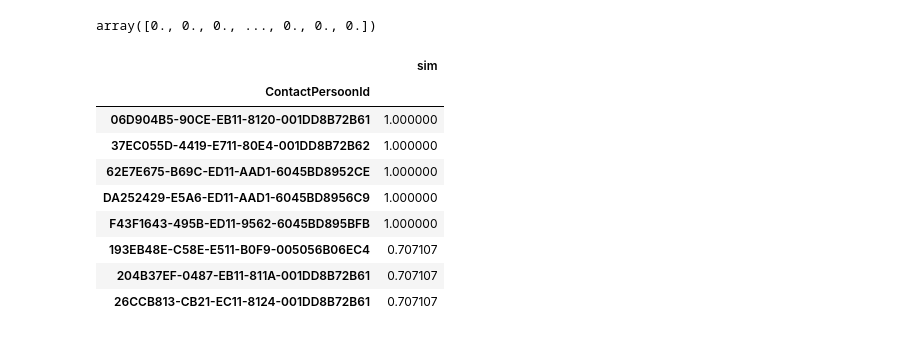
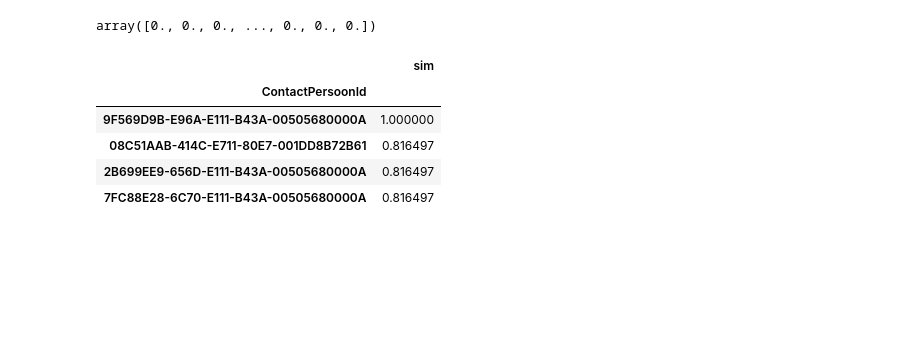
Before and after one commit to Pineapple217/HoGent-Data-Engineering-Project-2324, a Jupyter notebook: notebooks/User based Collaborative filtering/Userbased.ipynb, the cells around one changed output. Saved outputs shown, nothing was run; the diff lists cells and outputs as text; code cells hidden in the pictures; blank space fills up the shorter version.

Commit message:
loc select fix

```diff
--- a/notebooks/User based Collaborative filtering/Userbased.ipynb
+++ b/notebooks/User based Collaborative filtering/Userbased.ipynb
@@ -87,23 +85,20 @@ array([0., 0., 0., ..., 0., 0., 0.])
 # %%
 # select_contact = "00169619-E322-E911-80FB-001DD8B72B62"
 select_contact = "9F266F3D-0A62-EA11-810D-001DD8B72B61"
 # similarities = similarity_matrix_df[select_contact].drop(select_contact)
+similarity_matrix = cosine_similarity(df_pivot, [df_pivot.loc[select_contact]]).reshape(1,-1)[0]
 similarities = df_pivot.index.join(similarity_matrix)
 similarities = pd.DataFrame({'ContactPersoonId':df_pivot.index, 'sim':similarity_matrix}).set_index('ContactPersoonId')
 # weights = similarities/similarities.sum()
 similar_users = similarities[similarities['sim'] > 0.5].sort_values(by='sim', ascending=False)
 similar_users
 # %% [output]
 |  | sim |
 | ContactPersoonId |  |
-| 06D904B5-90CE-EB11-8120-001DD8B72B61 | 1.000000 |
-| 37EC055D-4419-E711-80E4-001DD8B72B62 | 1.000000 |
-| 62E7E675-B69C-ED11-AAD1-6045BD8952CE | 1.000000 |
-| DA252429-E5A6-ED11-AAD1-6045BD8956C9 | 1.000000 |
-| F43F1643-495B-ED11-9562-6045BD895BFB | 1.000000 |
-| 193EB48E-C58E-E511-B0F9-005056B06EC4 | 0.707107 |
-| 204B37EF-0487-EB11-811A-001DD8B72B61 | 0.707107 |
-| 26CCB813-CB21-EC11-8124-001DD8B72B61 | 0.707107 |
+| 9F569D9B-E96A-E111-B43A-00505680000A | 1.000000 |
+| 08C51AAB-414C-E711-80E7-001DD8B72B61 | 0.816497 |
+| 2B699EE9-656D-E111-B43A-00505680000A | 0.816497 |
+| 7FC88E28-6C70-E111-B43A-00505680000A | 0.816497 |
 # %%
 done_campaigns = df.loc[df.index == select_contact]['CampagneId']
 done_campaigns
```
Also changed, not shown: parts of 6 cells of this notebook.
